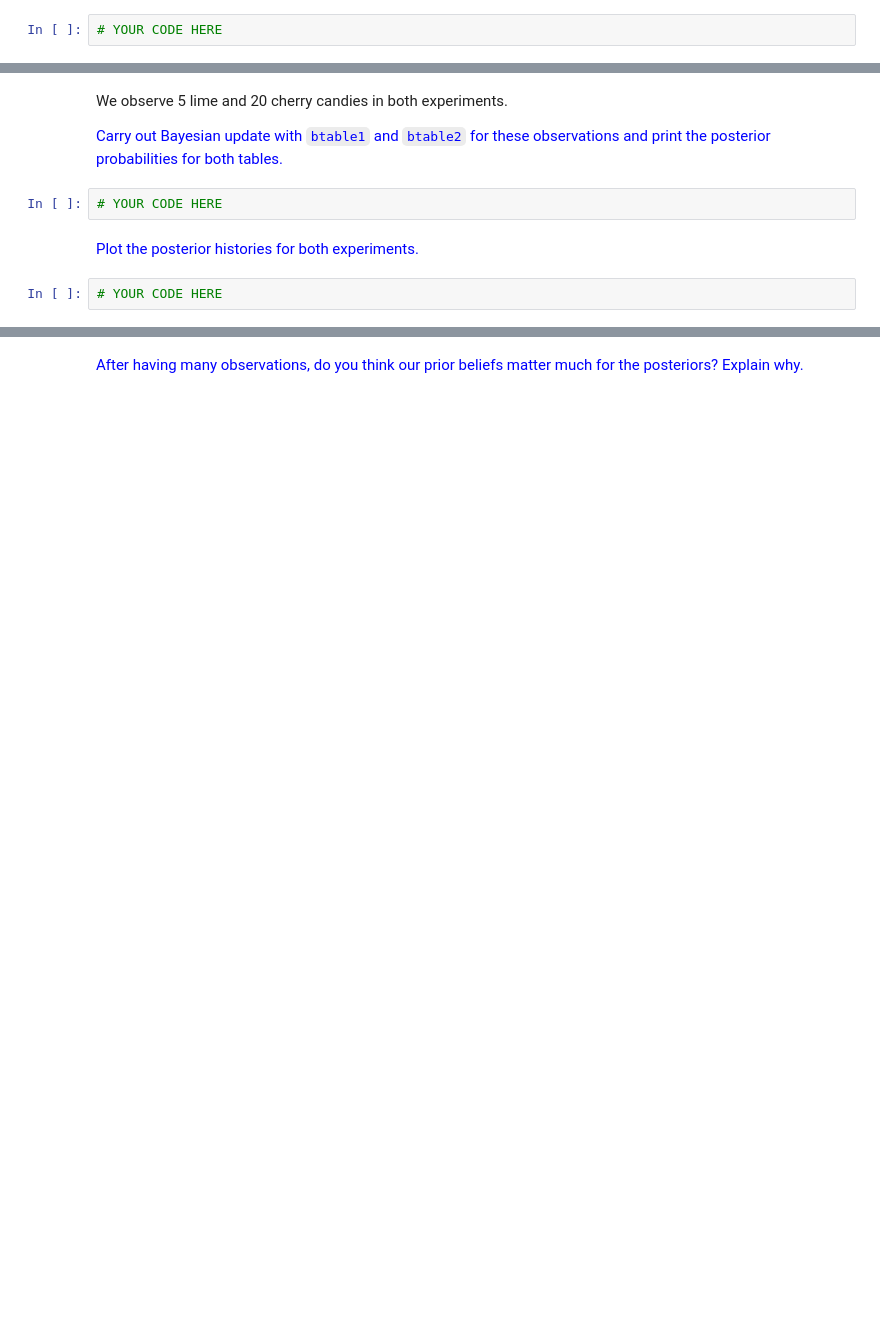
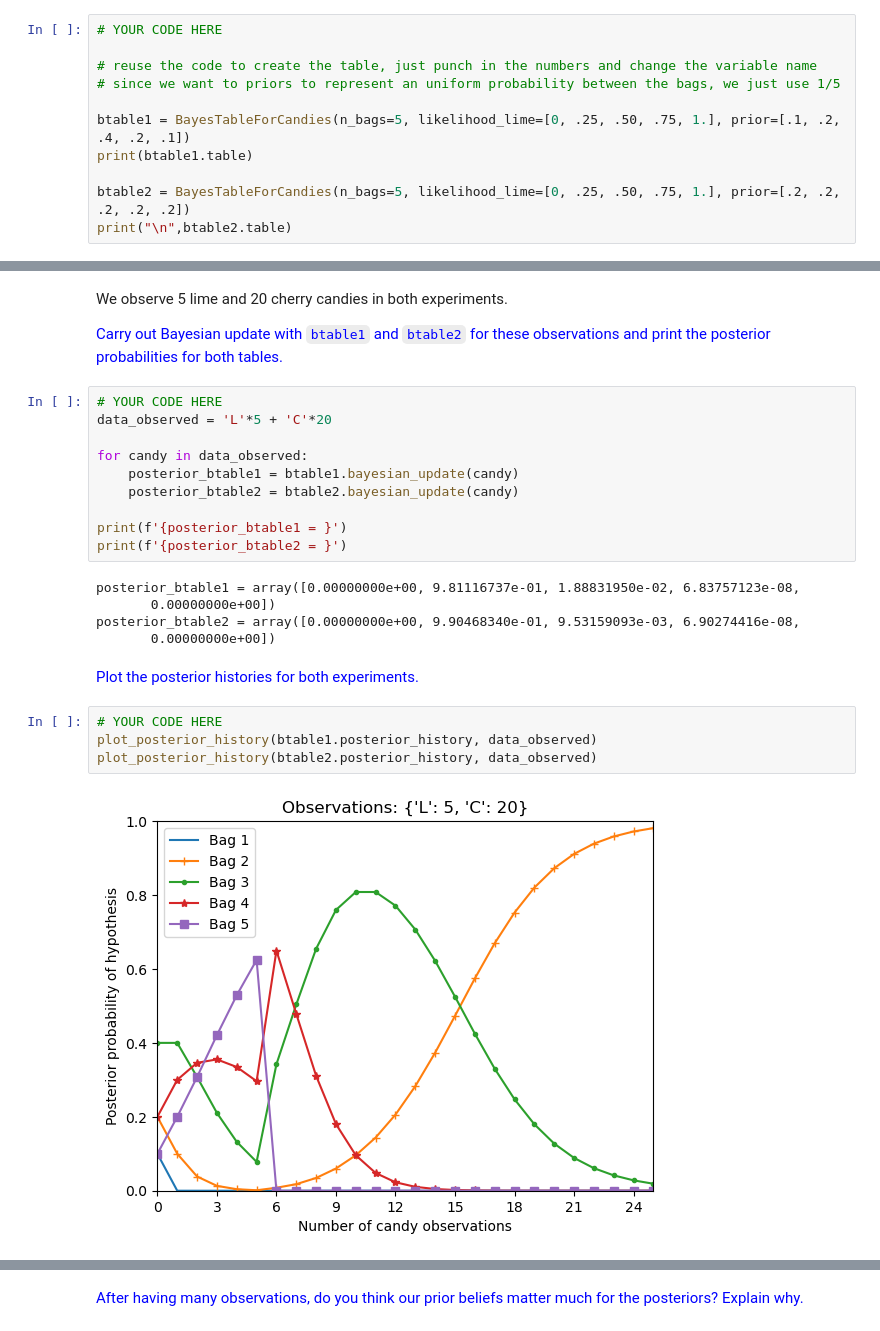
Before and after one commit to tomiock/ML2024-25, a Jupyter notebook: Session 5 - Probabilities, Bayesian Inference and Naive Bayes/P5_Bayesian_Update_and_Naive_Bayes.ipynb, the cells around one changed output, grey strips where cells are left out. Saved outputs shown, nothing was run; the diff lists cells and outputs as text; blank space fills up the shorter version.

```diff
--- a/Session 5 - Probabilities, Bayesian Inference and Naive Bayes/P5_Bayesian_Update_and_Naive_Bayes.ipynb
+++ b/Session 5 - Probabilities, Bayesian Inference and Naive Bayes/P5_Bayesian_Update_and_Naive_Bayes.ipynb
@@ -160,3 +160,12 @@ We will conduct two experiments in parallel, again with 5 bags. In the first exp
 <font color=blue>Create two new Bayes tables --`btable1` and `btable2`-- for these two experiments, respectively.</font>
 # %%
 # YOUR CODE HERE
+
+# reuse the code to create the table, just punch in the numbers and change the variable name
+# since we want to priors to represent an uniform probability between the bags, we just use 1/5
+
+btable1 = BayesTableForCandies(n_bags=5, likelihood_lime=[0, .25, .50, .75, 1.], prior=[.1, .2, .4, .2, .1])
+print(btable1.table)
+
+btable2 = BayesTableForCandies(n_bags=5, likelihood_lime=[0, .25, .50, .75, 1.], prior=[.2, .2, .2, .2, .2])
+print("\n",btable2.table)
@@ -166,7 +189,24 @@ We observe 5 lime and 20 cherry candies in both experiments.
 <font color=blue>Carry out Bayesian update with `btable1` and `btable2` for these observations and print the posterior probabilities for both tables.</font>
 # %%
 # YOUR CODE HERE
+data_observed = 'L'*5 + 'C'*20
+
+for candy in data_observed:
+    posterior_btable1 = btable1.bayesian_update(candy)
+    posterior_btable2 = btable2.bayesian_update(candy)
+
+print(f'{posterior_btable1 = }')
+print(f'{posterior_btable2 = }')
+# %% [output]
+posterior_btable1 = array([0.00000000e+00, 9.81116737e-01, 1.88831950e-02, 6.83757123e-08,
+       0.00000000e+00])
+posterior_btable2 = array([0.00000000e+00, 9.90468340e-01, 9.53159093e-03, 6.90274416e-08,
+       0.00000000e+00])
 # %% [markdown]
 <font color=blue>Plot the posterior histories for both experiments.</font>
 # %%
 # YOUR CODE HERE
+plot_posterior_history(btable1.posterior_history, data_observed)
+plot_posterior_history(btable2.posterior_history, data_observed)
+# %% [output]
+[figure, added]
```
Also changed, not shown: parts of 17 cells of this notebook, 2 other files.
